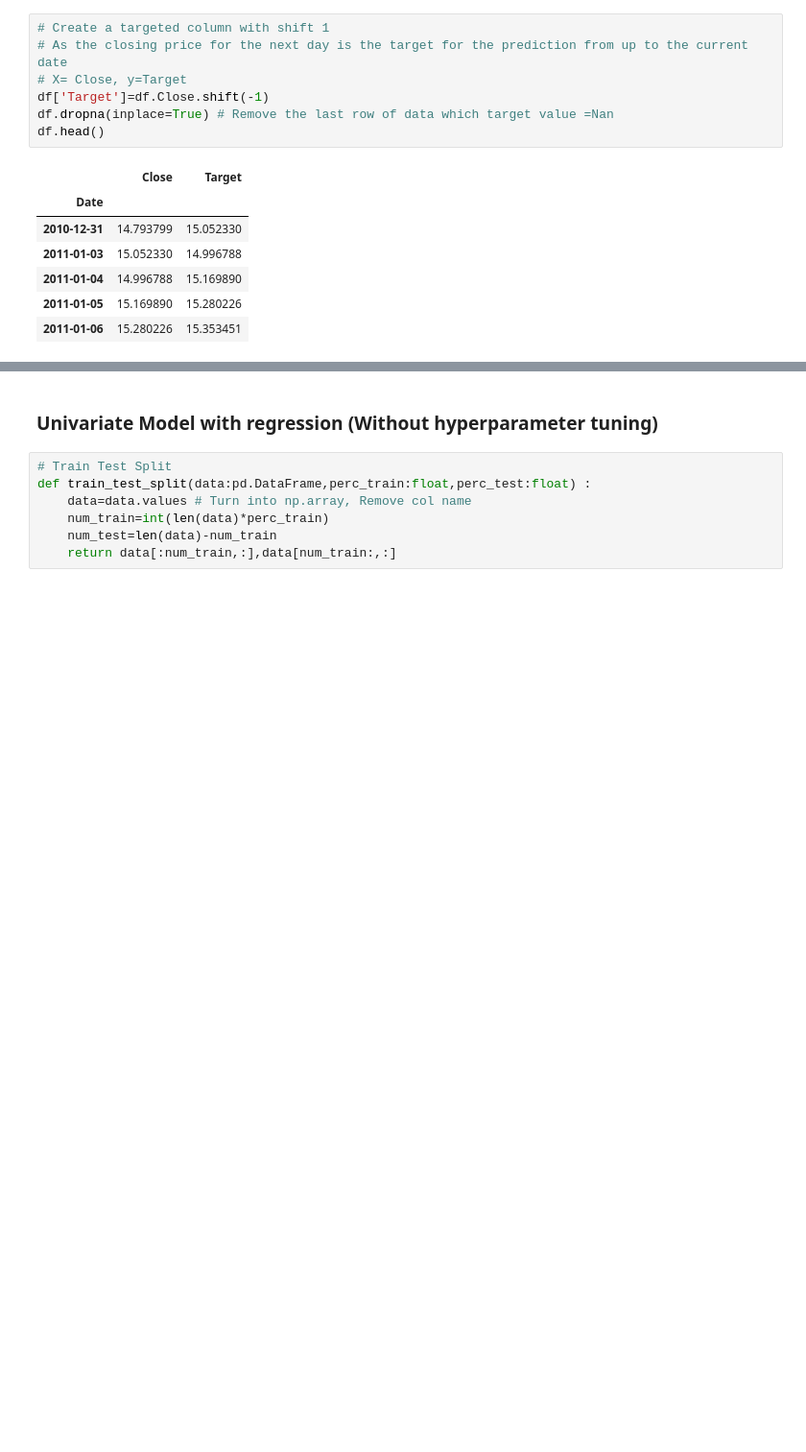
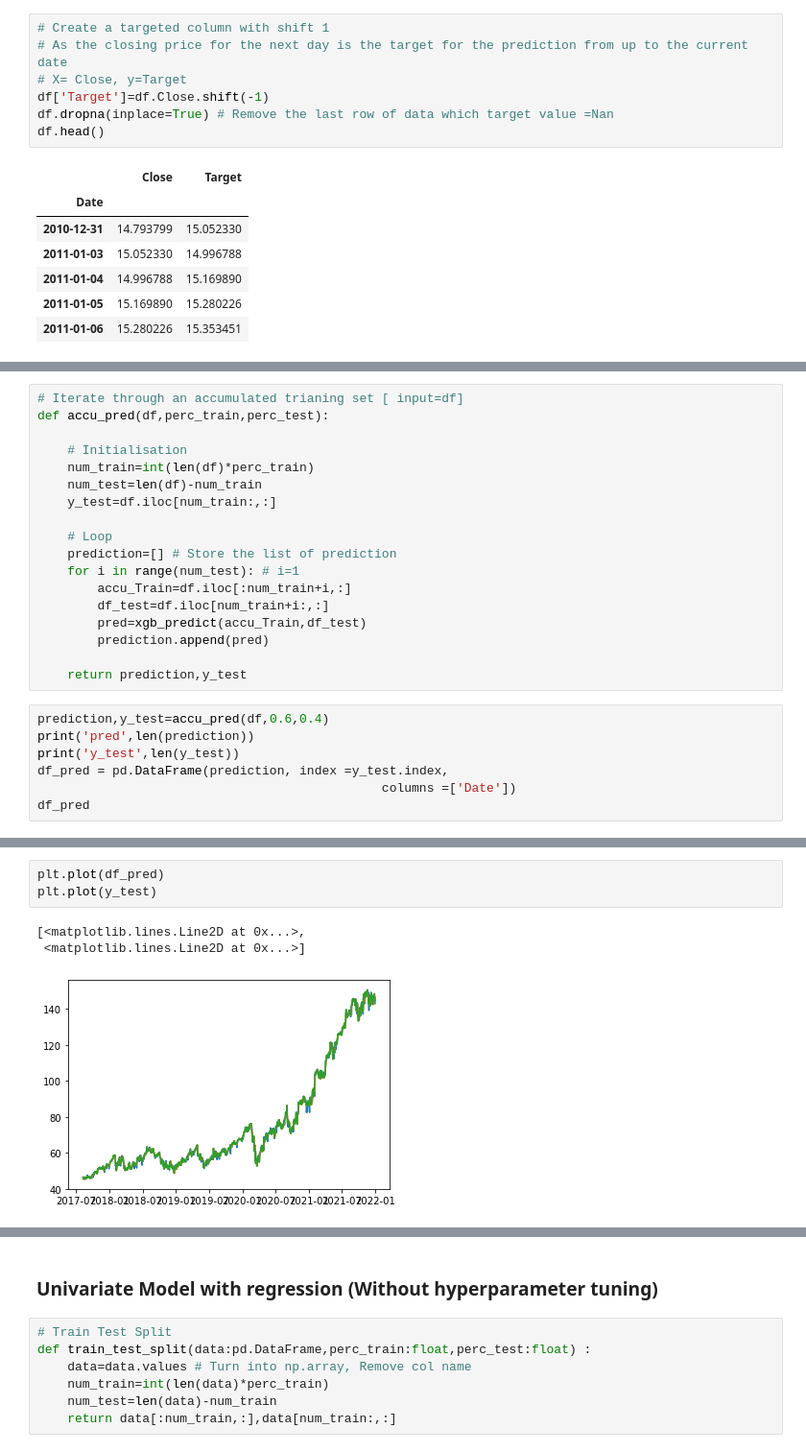
Before and after one commit to yovalishere/Finance, a Jupyter notebook: AIgorithm Trading/Time Series Analysis_ XGBoost.ipynb, the cells around one changed output, grey strips where cells are left out. Shown: that part at 96% size. Drawn from its saved outputs; the diff is of its cells as text; blank space fills up the shorter version.

```diff
--- a/AIgorithm Trading/Time Series Analysis_ XGBoost.ipynb
+++ b/AIgorithm Trading/Time Series Analysis_ XGBoost.ipynb
@@ -42,0 +88,25 @@ df.head()
+# %%
+# Iterate through an accumulated trianing set [ input=df]
+def accu_pred(df,perc_train,perc_test):
+
+    # Initialisation
+    num_train=int(len(df)*perc_train)
+    num_test=len(df)-num_train
+    y_test=df.iloc[num_train:,:]
+
+    # Loop
+    prediction=[] # Store the list of prediction
+    for i in range(num_test): # i=1
+        accu_Train=df.iloc[:num_train+i,:]
+        df_test=df.iloc[num_train+i:,:]
+        pred=xgb_predict(accu_Train,df_test)
+        prediction.append(pred)
+
+    return prediction,y_test
+# %%
+prediction,y_test=accu_pred(df,0.6,0.4)
+print('pred',len(prediction))
+print('y_test',len(y_test))
+df_pred = pd.DataFrame(prediction, index =y_test.index,
+                                              columns =['Date'])
+df_pred
@@ -42,0 +130,7 @@ df.head()
+# %%
+plt.plot(df_pred)
+plt.plot(y_test)
+# %% [output]
+[<matplotlib.lines.Line2D at 0x...>,
+ <matplotlib.lines.Line2D at 0x...>]
+[figure, added]
```
Also changed, not shown: parts of 19 cells of this notebook.
